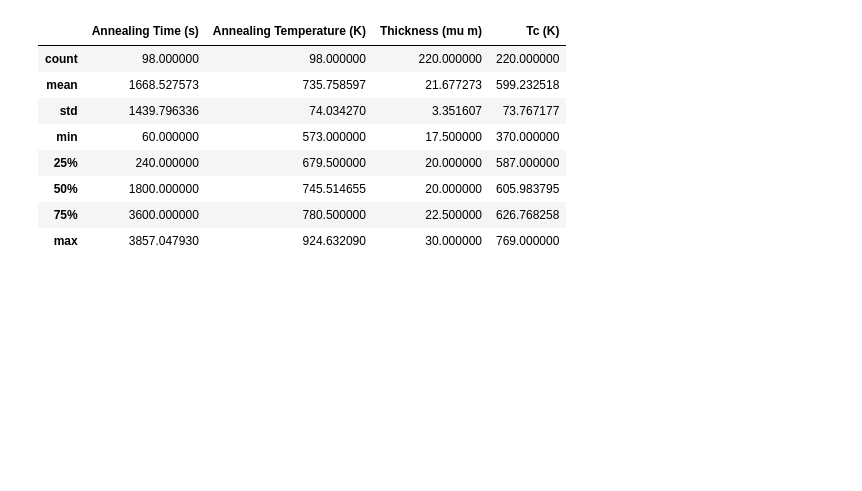
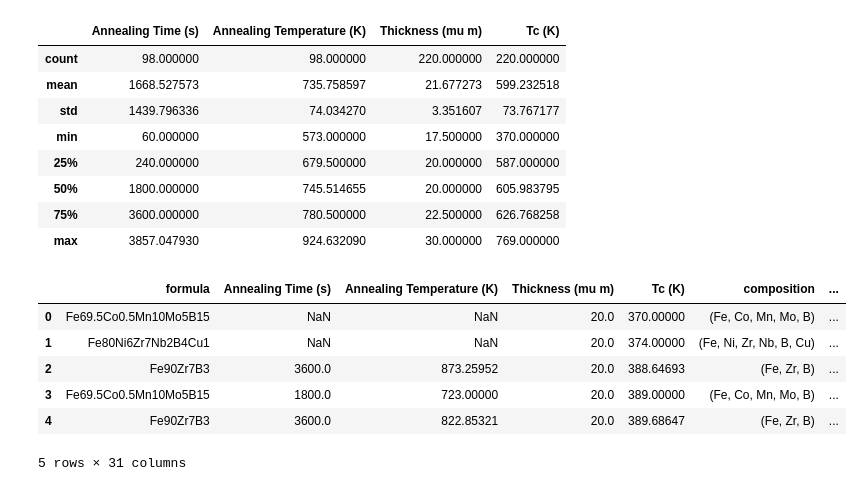
Before and after one commit to jingsk/Fe_alloy_GPR, a Jupyter notebook: fit_Tc.ipynb, the cells around one changed output. Saved outputs shown, nothing was run; the diff lists cells and outputs as text; code cells hidden in the pictures; blank space fills up the shorter version.

```diff
--- a/fit_Tc.ipynb
+++ b/fit_Tc.ipynb
@@ -33,4 +35,14 @@ df = add_feature.add_valence_orbitals(df)
 #df = add_feature.add_magpie(df)
+# %%
+df.head()
+# %% [output]
+|  | formula | Annealing Time (s) | Annealing Temperature (K) | Thickness (mu m) | Tc (K) | composition | ... |
+| 0 | Fe69.5Co0.5Mn10Mo5B15 | NaN | NaN | 20.0 | 370.00000 | (Fe, Co, Mn, Mo, B) | ... |
+| 1 | Fe80Ni6Zr7Nb2B4Cu1 | NaN | NaN | 20.0 | 374.00000 | (Fe, Ni, Zr, Nb, B, Cu) | ... |
+| 2 | Fe90Zr7B3 | 3600.0 | 873.25952 | 20.0 | 388.64693 | (Fe, Zr, B) | ... |
+| 3 | Fe69.5Co0.5Mn10Mo5B15 | 1800.0 | 723.00000 | 20.0 | 389.00000 | (Fe, Co, Mn, Mo, B) | ... |
+| 4 | Fe90Zr7B3 | 3600.0 | 822.85321 | 20.0 | 389.68647 | (Fe, Zr, B) | ... |
+5 rows × 31 columns
 # %%
 from sklearn.model_selection import train_test_split
 
```
Also changed, not shown: parts of 7 cells of this notebook, 2 other files.
